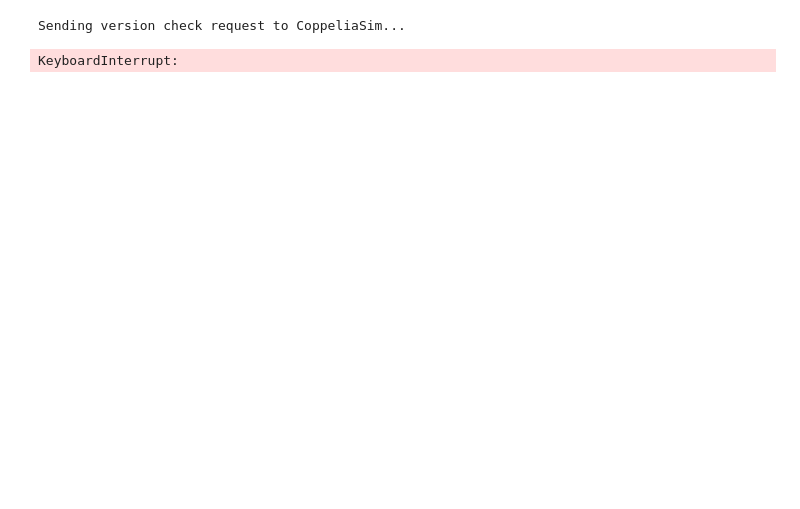
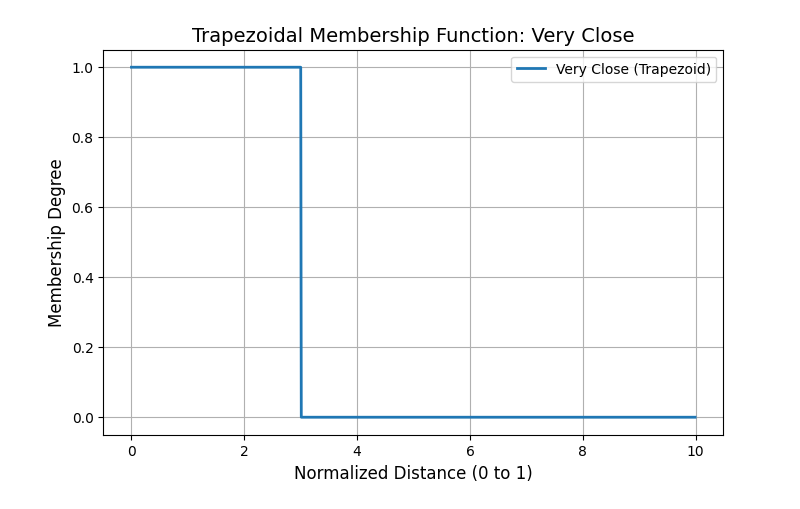
Before and after one commit to Zyszu/IAI, a Jupyter notebook: IAI_4/main.ipynb, the cells around one changed output. Drawn from its saved outputs; the diff is of its cells as text; code cells hidden in the pictures; blank space fills up the shorter version.

```diff
--- a/IAI_4/main.ipynb
+++ b/IAI_4/main.ipynb
@@ -73,40 +0,0 @@ Error decoding response. Raw response: b"\xa2gsuccess\xf4eerrorxIThe client Zero
-# %%
-import zmq
-import msgpack
-
-def check_version(server_address="tcp://127.0.0.1:23000"):
-    try:
-        # Set up the ZeroMQ connection
-        context = zmq.Context()
-        socket = context.socket(zmq.REQ)
-        socket.connect(server_address)
-
-        # Properly format the request with MessagePack
-        request = {
-            "function": "zmqRemoteApi.info",  # Query the server information
-            "inputInt": [],
-            "inputFloat": [],
-            "inputString": [],
-            "inputBool": []
-        }
-        packed_request = msgpack.packb(request, use_bin_type=True)  # Use proper MessagePack encoding
-
-        print("Sending version check request to CoppeliaSim...")
-        socket.send(packed_request)  # Send the encoded request
-
-        # Receive and decode the response
-        response = socket.recv()
-        decoded_response = msgpack.unpackb(response, raw=False)  # Decode to a Python dictionary
-
-        print("Decoded response:", decoded_response)
-        return decoded_response
-
-    except Exception as e:
-        print(f"Error during version check: {e}")
-
-version_info = check_version()
-if version_info:
-    print("ZeroMQ Remote API version:", version_info.get("version", "Unknown"))
-# %% [output]
-Sending version check request to CoppeliaSim...
-KeyboardInterrupt:
@@ -112,0 +57,22 @@ KeyboardInterrupt:
+# %%
+
+import numpy as np
+import matplotlib.pyplot as plt
+import skfuzzy as fuzz
+from skfuzzy import control as ctrl
+
+distance = ctrl.Antecedent(np.arange(0, 10, .01), 'distance')
+# Define the trapezoidal membership function for 'very_close'
+very_close_trapezoid = fuzz.trapmf(distance.universe, [0, 0, 3, 3])
+
+# Plot the trapezoidal membership function
+plt.figure(figsize=(8, 5))
+plt.plot(distance.universe, very_close_trapezoid, label='Very Close (Trapezoid)', linewidth=2)
+plt.title("Trapezoidal Membership Function: Very Close", fontsize=14)
+plt.xlabel("Normalized Distance (0 to 1)", fontsize=12)
+plt.ylabel("Membership Degree", fontsize=12)
+plt.grid(True)
+plt.legend()
+plt.show()
+# %% [output]
+[figure, added]
```
Also changed, not shown: parts of 7 cells of this notebook, 14 other files.
